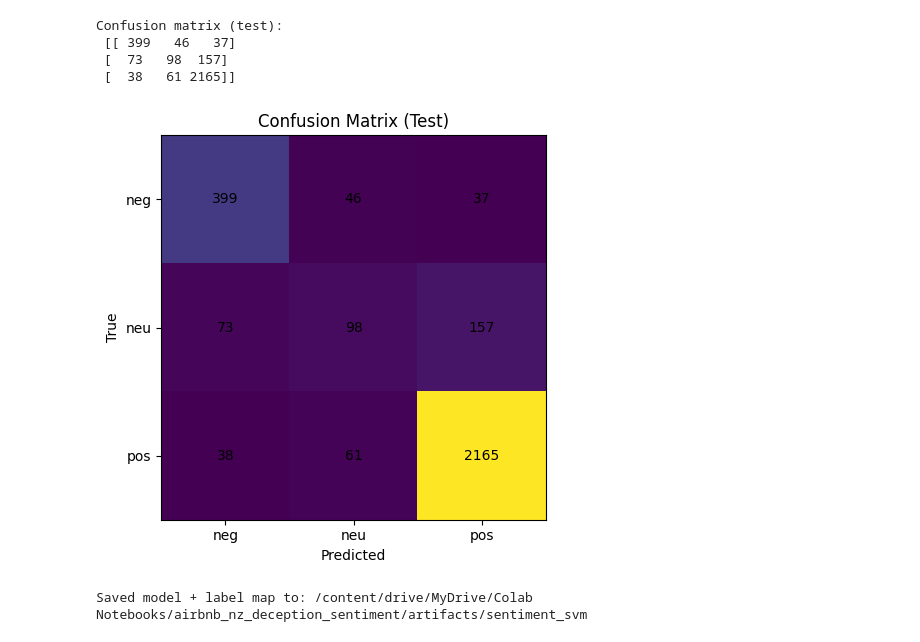
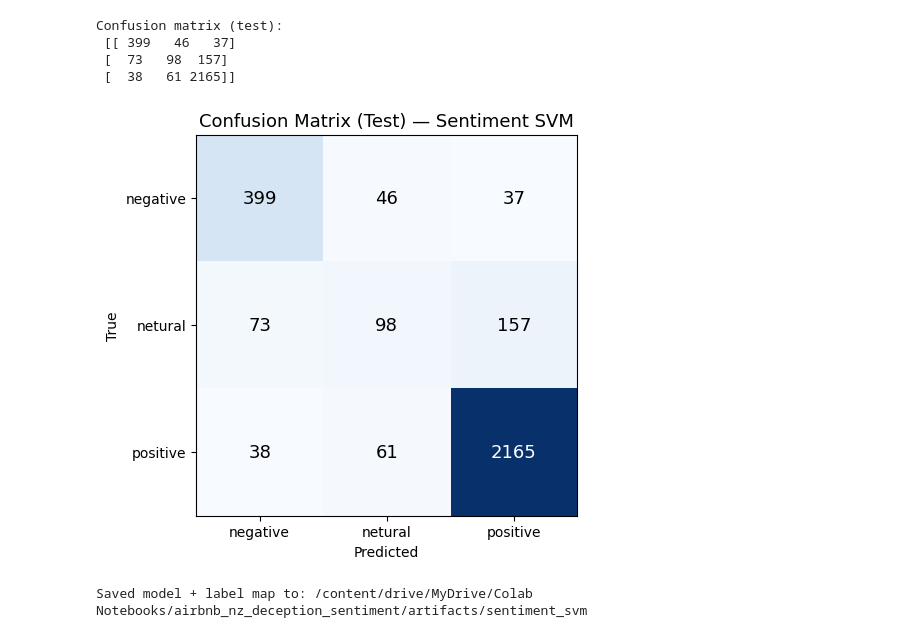
Before and after one commit to nantmoe-theingi/airbnb-nz-deception-sentiment, a Jupyter notebook: notebooks/03_svm_sentiment.ipynb, the cells around one changed output. Cells and saved outputs as stored; diff of their text form; code cells hidden in the pictures.

Commit message:
updated SVM sentiment

```diff
--- a/notebooks/03_svm_sentiment.ipynb
+++ b/notebooks/03_svm_sentiment.ipynb
@@ -281,17 +283,23 @@ Confusion matrix (test):
  [  73   98  157]
  [  38   61 2165]]
 # %%
-# confusion-matrix plot
-plt.figure()
-plt.imshow(cm, interpolation="nearest")
-plt.title("Confusion Matrix (Test)")
-plt.xticks([0,1,2], ["neg","neu","pos"])
-plt.yticks([0,1,2], ["neg","neu","pos"])
-for (i,j),v in np.ndenumerate(cm):
-    plt.text(j, i, str(v), ha='center', va='center')
-plt.xlabel("Predicted"); plt.ylabel("True"); plt.tight_layout(); plt.show()
+# CM plot
+plt.figure(figsize=(5, 5))
+plt.imshow(cm, interpolation="nearest", cmap="Blues")
+plt.title("Confusion Matrix (Test) — Sentiment SVM", fontsize=13)
+plt.xticks([0,1,2], ["negative","netural","positive"])
+plt.yticks([0,1,2], ["negative","netural","positive"])
+plt.xlabel("Predicted")
+plt.ylabel("True")
+
+for (i, j), v in np.ndenumerate(cm):
+    color = "white" if v > cm.max() / 2 else "black"
+    plt.text(j, i, str(v), ha="center", va="center", color=color, fontsize=13)
+
+plt.tight_layout()
+plt.show()
 # %% [output]
-[figure, old version]
+[figure, new version]
 # %%
 # Save artifacts
 joblib.dump(best_svm, ARTIFACTS / "svm_sentiment_pipeline.joblib")
```
Also changed, not shown: parts of 2 cells of this notebook.
